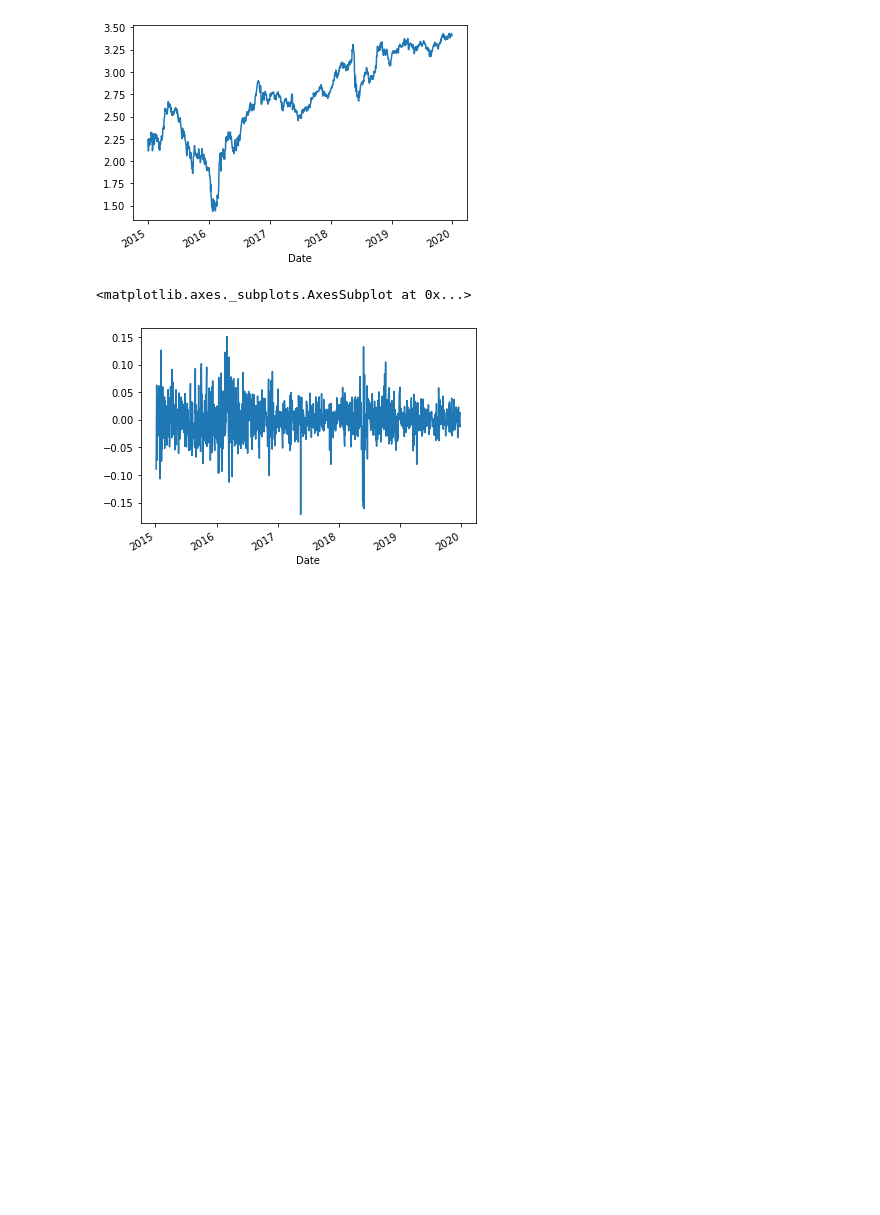
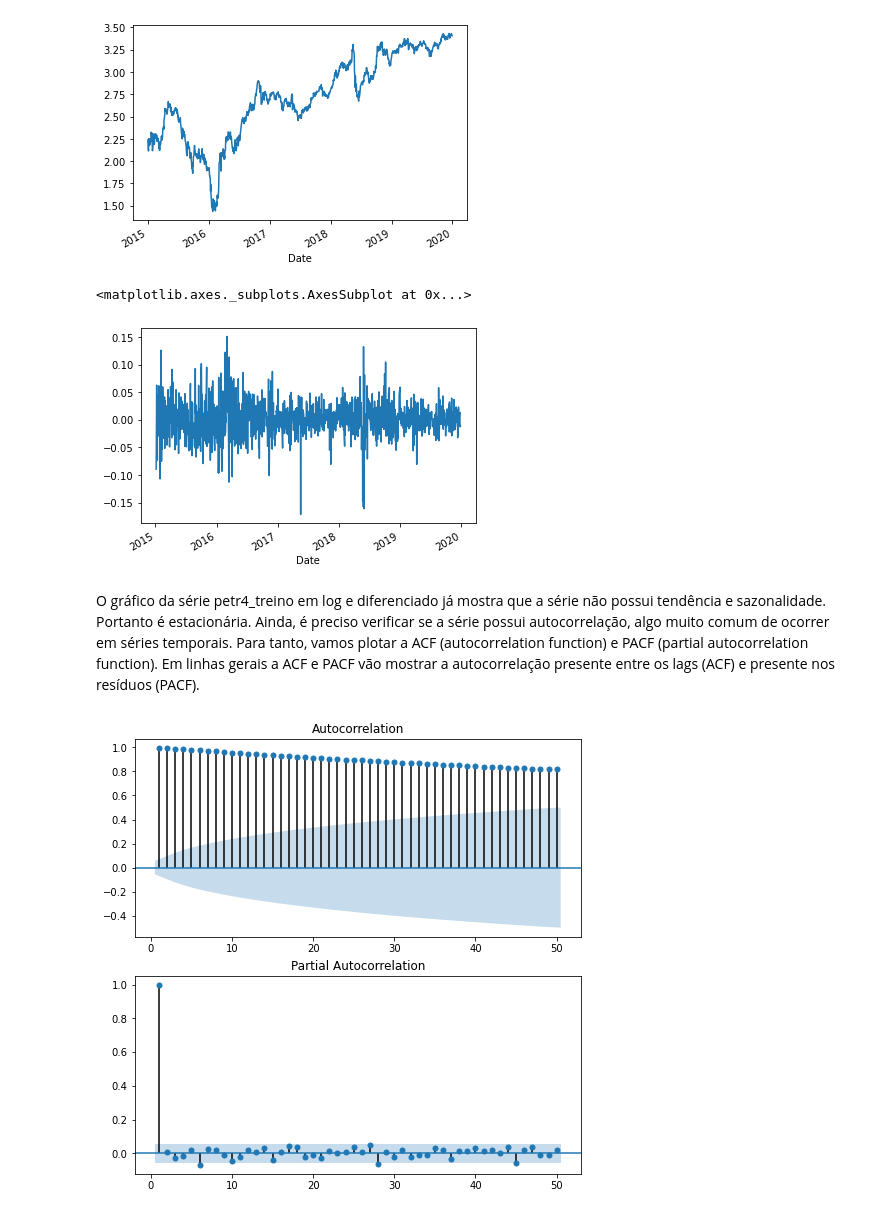
Before and after one commit to luanavsr/awari-projeto, a Jupyter notebook: TimeSeriesArima.ipynb, the cells around one changed output. Drawn from its saved outputs; the diff is of its cells as text; code cells hidden in the pictures; blank space fills up the shorter version.

```diff
--- a/TimeSeriesArima.ipynb
+++ b/TimeSeriesArima.ipynb
@@ -155,3 +167,5 @@ petr4_treino_log_diff.plot()
 # %% [output]
 <matplotlib.axes._subplots.AxesSubplot at 0x...>
 [figure]
+# %% [markdown]
+O gráfico da série petr4_treino em log e diferenciado já mostra que a série não possui tendência e sazonalidade. Portanto é estacionária. Ainda, é preciso verificar se a série possui autocorrelação, algo muito comum de ocorrer em séries temporais. Para tanto, vamos plotar a ACF (autocorrelation function) e PACF (partial autocorrelation function). Em linhas gerais a ACF e PACF vão mostrar a autocorrelação presente entre os lags (ACF) e presente nos resíduos (PACF).
@@ -157,0 +175,13 @@ petr4_treino_log_diff.plot()
+# %%
+#Criando a figura para os dados de treino (sem tratamento)
+fig, (ax1, ax2) = plt.subplots(2,1, figsize=(8,8))
+
+# ACF para os dados de treino log
+plot_acf(petr4_treino, lags=50, zero=False, ax=ax1)
+
+# PACF para os dados de treino log
+plot_pacf(petr4_treino, lags=50, zero=False, ax=ax2)
+
+plt.show()
+# %% [output]
+[figure, added]
```
Also changed, not shown: parts of 19 cells of this notebook.
